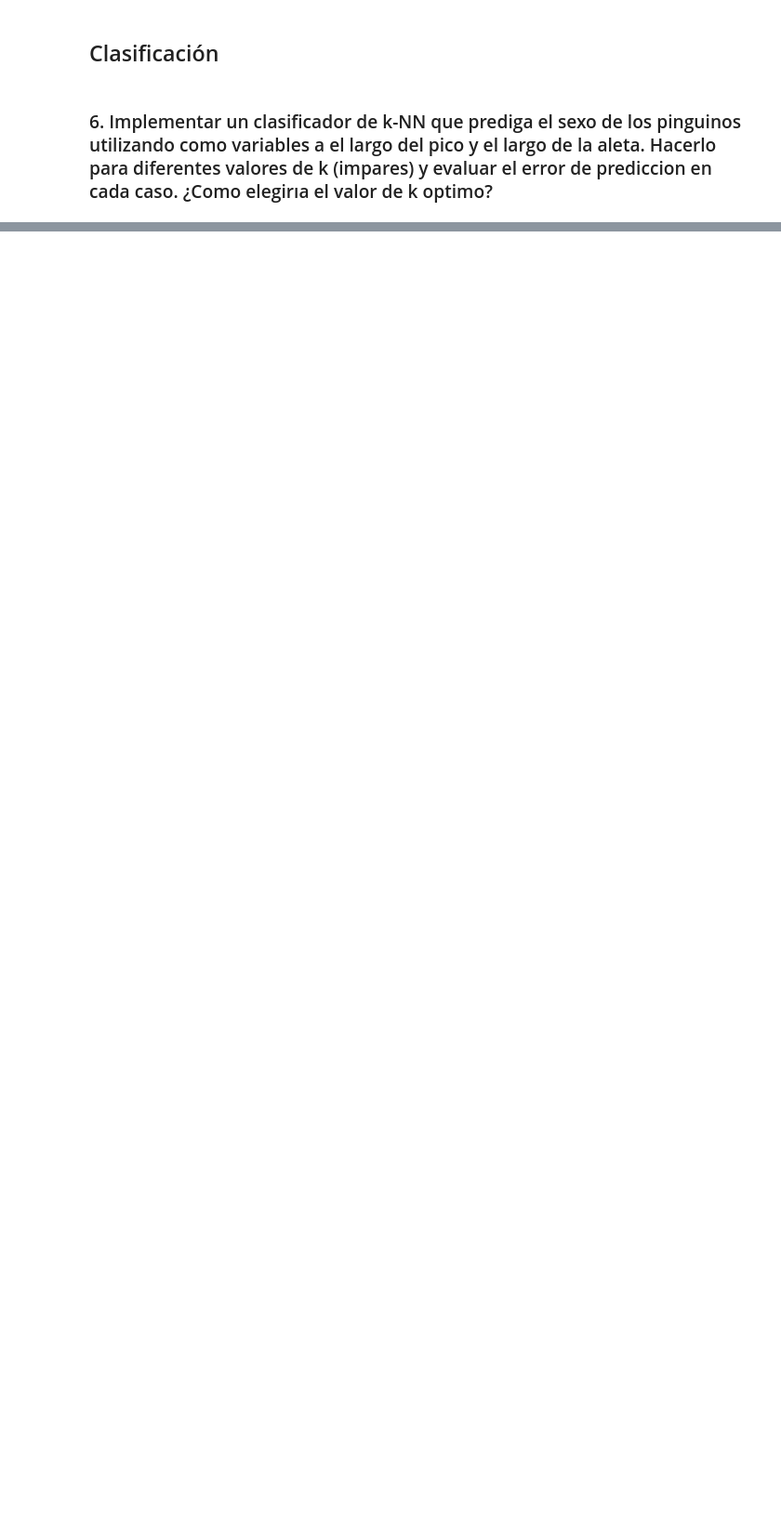
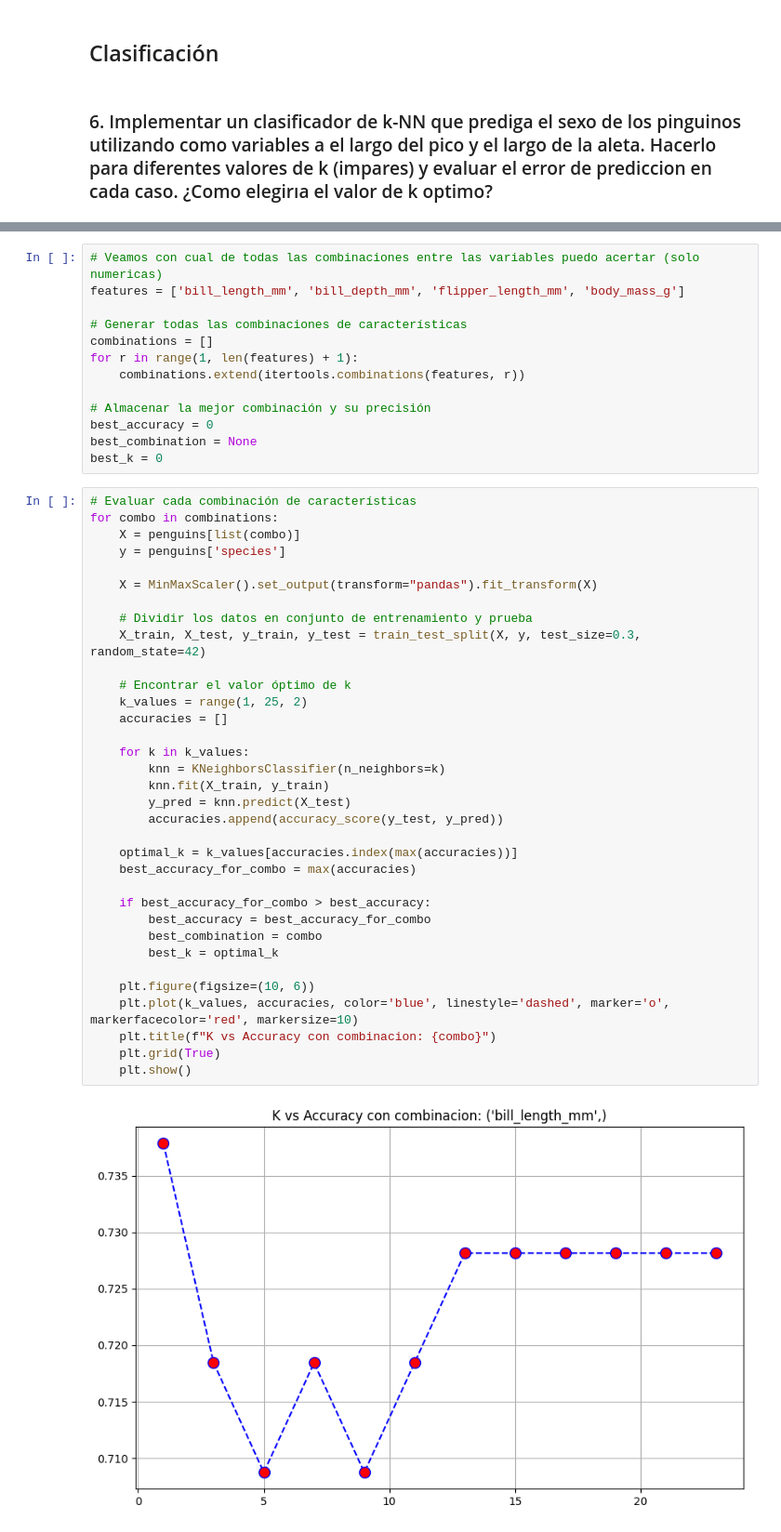
Before and after one commit to Gabrielnm7/Laboratorio-de-Datos1C24, a Jupyter notebook: Practicas/practica7.ipynb, the cells around one changed output, grey strips where cells are left out. Shown at 93% size. Saved outputs shown, nothing was run; the diff lists cells and outputs as text; blank space fills up the shorter version.

```diff
--- a/Practicas/practica7.ipynb
+++ b/Practicas/practica7.ipynb
@@ -345,0 +456,49 @@ plt.show()
+# %%
+# Veamos con cual de todas las combinaciones entre las variables puedo acertar (solo numericas)
+features = ['bill_length_mm', 'bill_depth_mm', 'flipper_length_mm', 'body_mass_g']
+
+# Generar todas las combinaciones de características
+combinations = []
+for r in range(1, len(features) + 1):
+    combinations.extend(itertools.combinations(features, r))
+
+# Almacenar la mejor combinación y su precisión
+best_accuracy = 0
+best_combination = None
+best_k = 0
+# %%
+# Evaluar cada combinación de características
+for combo in combinations:
+    X = penguins[list(combo)]
+    y = penguins['species']
+
+    X = MinMaxScaler().set_output(transform="pandas").fit_transform(X)
+
+    # Dividir los datos en conjunto de entrenamiento y prueba
+    X_train, X_test, y_train, y_test = train_test_split(X, y, test_size=0.3, random_state=42)
+
+    # Encontrar el valor óptimo de k
+    k_values = range(1, 25, 2)
+    accuracies = []
+
+    for k in k_values:
+        knn = KNeighborsClassifier(n_neighbors=k)
+        knn.fit(X_train, y_train)
+        y_pred = knn.predict(X_test)
+        accuracies.append(accuracy_score(y_test, y_pred))
+
+    optimal_k = k_values[accuracies.index(max(accuracies))]
+    best_accuracy_for_combo = max(accuracies)
+
+    if best_accuracy_for_combo > best_accuracy:
+        best_accuracy = best_accuracy_for_combo
+        best_combination = combo
+        best_k = optimal_k
+
+    plt.figure(figsize=(10, 6))
+    plt.plot(k_values, accuracies, color='blue', linestyle='dashed', marker='o', markerfacecolor='red', markersize=10)
+    plt.title(f"K vs Accuracy con combinacion: {combo}")
+    plt.grid(True)
+    plt.show()
+# %% [output]
+[figure, added]
```
Also changed, not shown: parts of 14 cells of this notebook, 3 other files.
